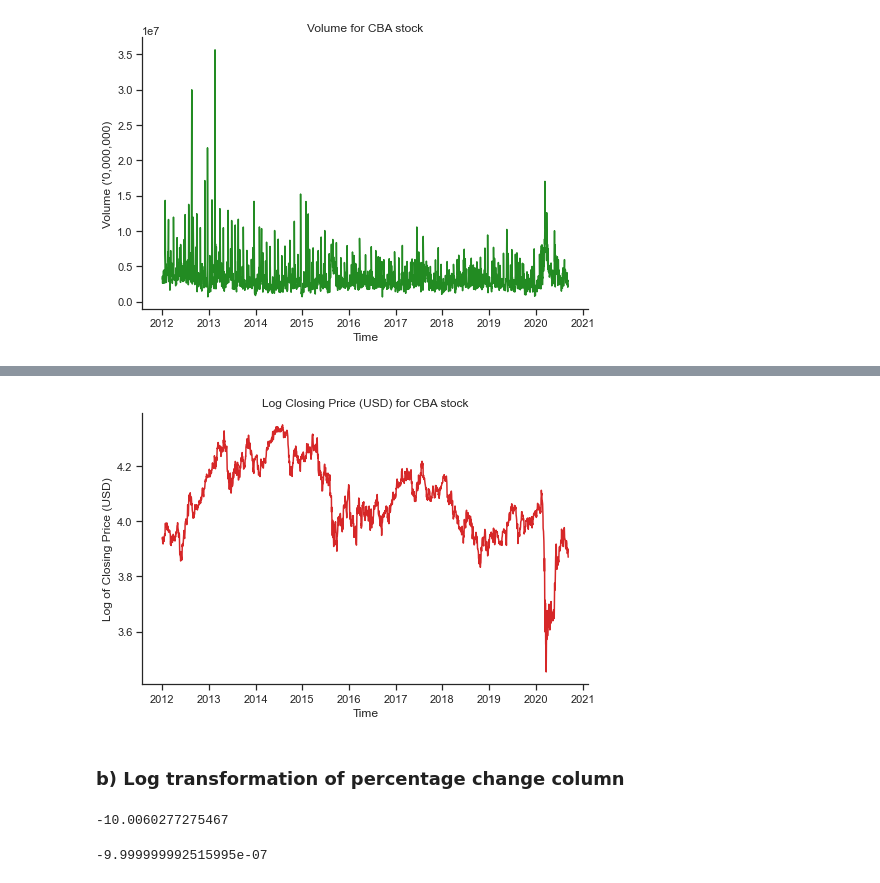
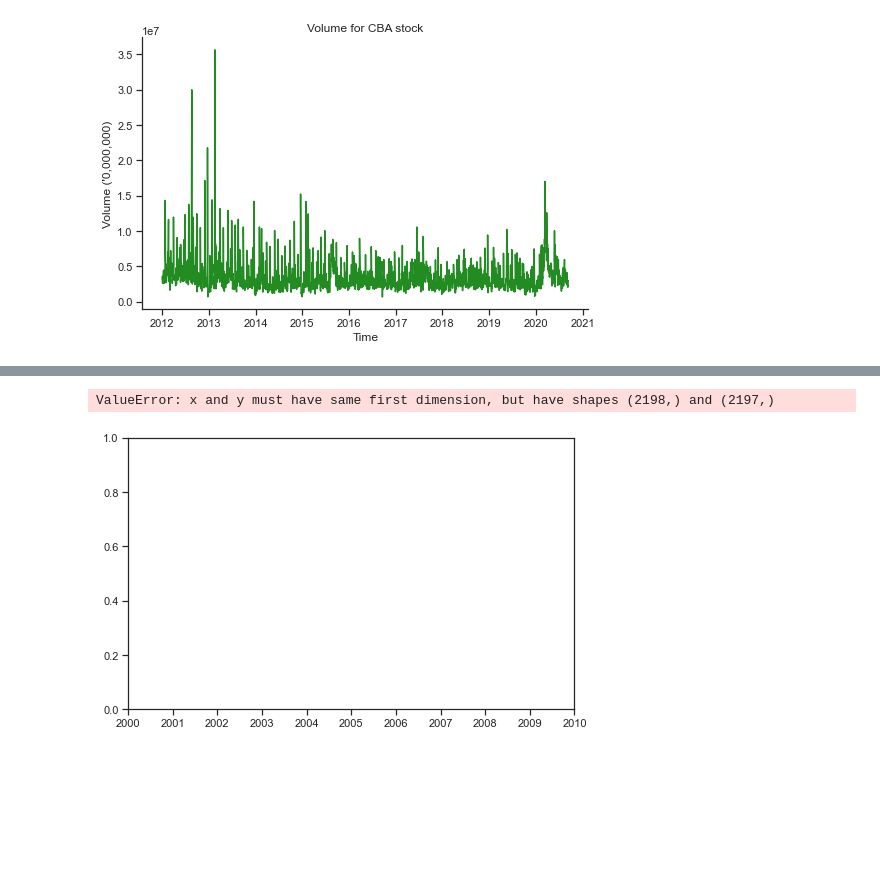
Before and after one commit to skw666888/MCMC-Gaussian-VB-estimation-of-GARCH-1-1-, a Jupyter notebook: QBUS3830 EDA.ipynb, the cells around one changed output, grey strips where cells are left out. Saved outputs shown, nothing was run; the diff lists cells and outputs as text; code cells hidden in the pictures; blank space fills up the shorter version.

```diff
--- a/QBUS3830 EDA.ipynb
+++ b/QBUS3830 EDA.ipynb
@@ -16,6 +16,7 @@ sns.set_style('ticks')
 red='#D62728'
 blue='#1F77B4'
 green='#228b22'
+orange='#ffa500'
 %matplotlib inline
 # %% [markdown]
 ### Reading and basic formatting on dataset
@@ -178,0 +203,7 @@ log_price = price_col.apply(np.log)
+# %%
+return_col = pd.Series(len(price_col)-1)
+for i, price in enumerate(price_col):
+    if i == 0:
+        pass
+    else:
+        return_col[i-1] = np.log(price_col[i]/price_col[i-1])
@@ -179,13 +249,12 @@ log_price = price_col.apply(np.log)
 # %%
-plt7, ax7 = plt.subplots(figsize=(8,5))
-plt.plot(data["Exchange Date"], log_price, color=red)
-ax7.set_xlabel('Time')
-ax7.set_ylabel('Log of Closing Price (USD)')
-ax7.set_title('Log Closing Price (USD) for CBA stock')
-ax7.set_xticks([], minor=True)
+fig8, ax8 = plt.subplots(figsize=(8,5))
+plt.plot(data["Exchange Date"], return_col, color=orange)
+ax8.set_xlabel('Time')
+ax8.set_ylabel('Return ($y_t$)')
+ax8.set_title('Return of CBA stocks')
+ax8.set_xticks([], minor=True)
 sns.despine()
 plt.show()
 # %% [output]
+ValueError: x and y must have same first dimension, but have shapes (2198,) and (2197,)
-[figure, old version]
+[figure, new version]
-# %% [markdown]
-### b) Log transformation of percentage change column
@@ -195,8 +260,0 @@ log_change = change_shifted.apply(np.log)
-# %%
-np.min(change_col)
-# %% [output]
--10.0060277275467
-# %%
-np.min(change_shifted)
-# %% [output]
--9.999999992515995e-07
```
Also changed, not shown: parts of 17 cells of this notebook.
